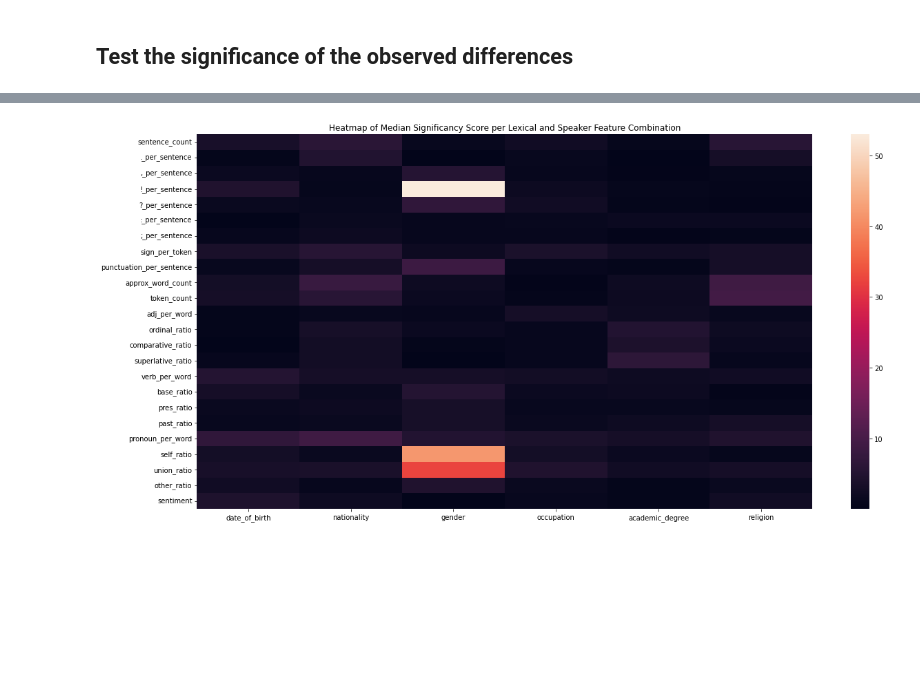
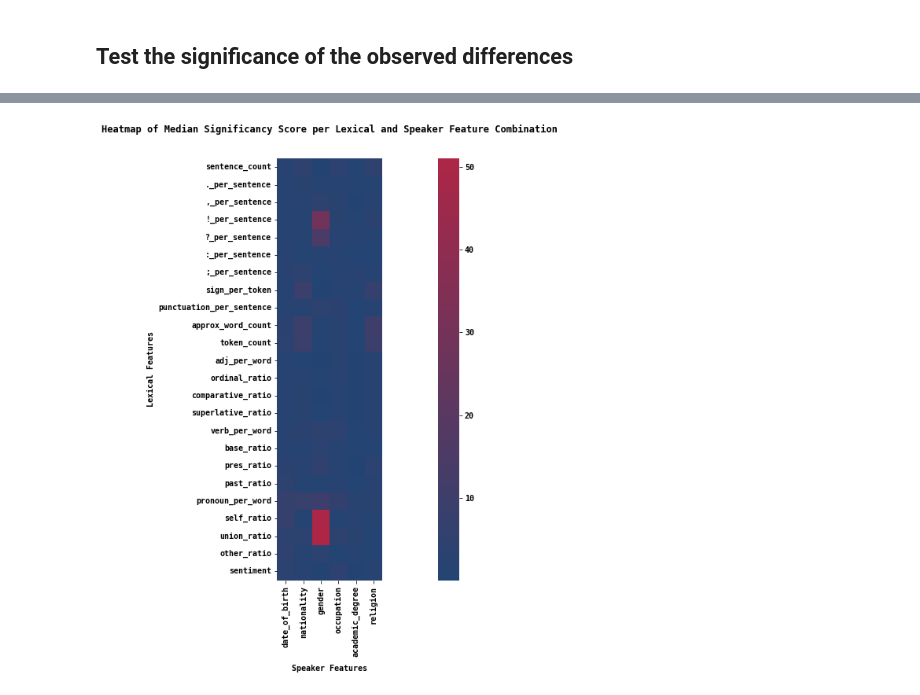
Before and after one commit to epfl-ada/ada-2021-project-r-o-c-k, a Jupyter notebook: src/language/Statistical_Analysis.ipynb, the cells around one changed output, grey strips where cells are left out. Saved outputs shown, nothing was run; the diff lists cells and outputs as text; code cells hidden in the pictures; blank space fills up the shorter version.

```diff
--- a/src/language/Statistical_Analysis.ipynb
+++ b/src/language/Statistical_Analysis.ipynb
@@ -44,2 +44,15 @@ sample.head(10)
 10 rows × 37 columns
+# %%
+colors = ["#AD2646","#234473","#F4D7DB","#512E3B","#126EA8","#A76662","#D09790","#331F1C"]
+custom_palette = sns.set_palette(sns.color_palette(colors))
+
+import matplotlib.colors
+
+norm = matplotlib.colors.Normalize(-1,1)
+colors = [[norm(-1.0), "#234473"],
+          [norm( 1.0), "#AD2646"]]
+
+cmap = matplotlib.colors.LinearSegmentedColormap.from_list("", colors)
+matplotlib.rcParams['font.family'] = "monospace"
+matplotlib.rcParams['font.weight'] = "semibold"
 # %%
@@ -130,7 +143,7 @@ See the caveats in the documentation: https://pandas.pydata.org/pandas-docs/stab
 # %%
 def TestSignificance(df,lexical_features,speaker_features,tresh=0.05, verbose=False):
     Grid_max = np.zeros(shape=(len(lexical_features),len(speaker_features)))
-    Grid_mean = np.zeros(shape=(len(lexical_features),len(speaker_features)))
+    Grid_median = np.zeros(shape=(len(lexical_features),len(speaker_features)))
     for idx_i,i in enumerate(speaker_features):                                      #Iterate over
         for idx_j,j in enumerate(lexical_features):                                  #Iterate over
             unique = df[i].unique()                  #Iterate over the different attributes
@@ -157,8 +170,8 @@ def TestSignificance(df,lexical_features,speaker_features,tresh=0.05, verbose=Fa
             if verbose:
                 print('The maximum statistically significant difference with {} in {} is between {} and {}'.format(j,i,k[0],k[1]))
                 print('The p-value is {}'.format(min_p))
-            Grid_mean[idx_j,idx_i] = 1/median(res)
-    return Grid_mean, Grid_max, lexical_features, speaker_features
+            Grid_median[idx_j,idx_i] = 1/median(res)
+    return Grid_median, Grid_max, lexical_features, speaker_features
 # %%
 Test = sample.copy()
 Test["date_of_birth"] = birth["date_of_birth"]
@@ -186,8 +222,13 @@ plt.show()
 # %%
 df = pd.DataFrame(data=np.log(Grid_mean), index=selected_feats, columns=speaker_feats)
 fig, ax = plt.subplots(figsize=(20,10))         # Sample figsize in inches
-sns.heatmap(df, ax=ax)
-plt.title("Heatmap of Median Significancy Score per Lexical and Speaker Feature Combination")
+plt.title("Heatmap of Median Significancy Score per Lexical and Speaker Feature Combination", fontweight='semibold',y=1.05)
+plot = sns.heatmap(df, ax=ax, cmap=cmap, square=True)
+plt.xlabel('Speaker Features', fontweight='semibold')
+plt.ylabel('Lexical Features', fontweight='semibold')
+ax.xaxis.set_label_coords(0.5, -0.2)
+plt.tight_layout()
 plt.show()
+plot.get_figure().savefig("Median_Significancy_Score.png",dpi=300,bbox_inches="tight")
 # %% [output]
-[figure, old version]
+[figure, new version]
```
Also changed, not shown: parts of 10 cells of this notebook.
